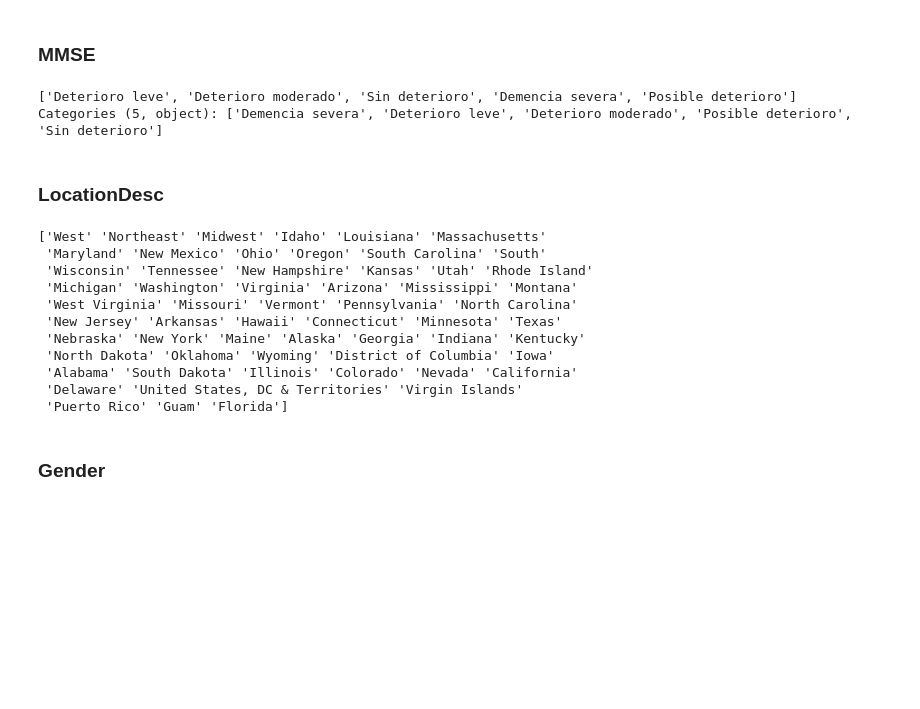
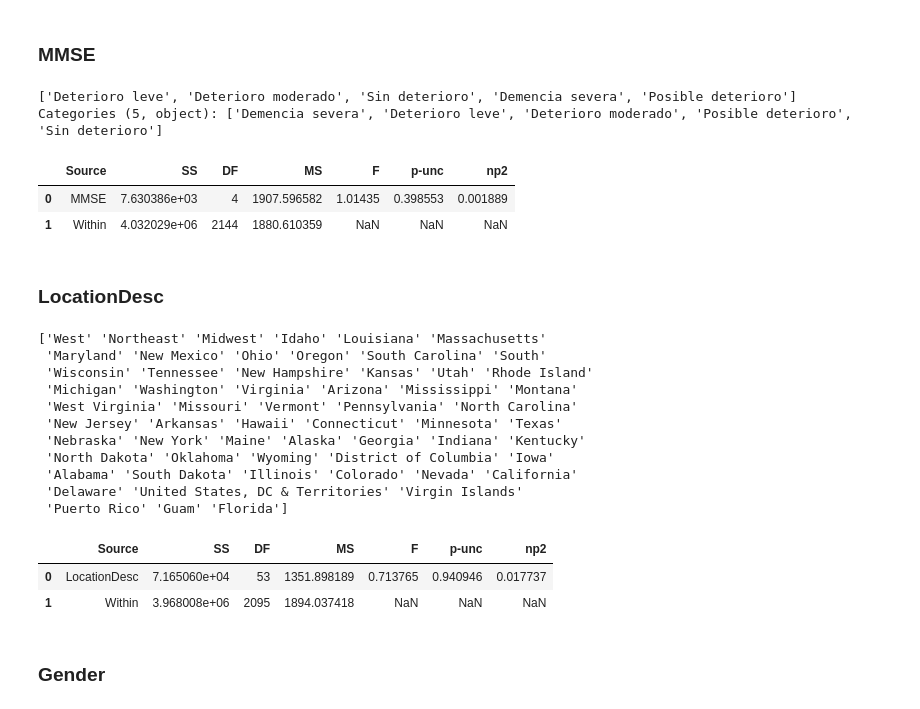
Before and after one commit to Bioestadistica-2025-2/Proyecto-Final, a Jupyter notebook: Proyecto_Final.ipynb, the cells around one changed output. Cells and saved outputs as stored; diff of their text form; code cells hidden in the pictures; blank space fills up the shorter version.

```diff
--- a/Proyecto_Final.ipynb
+++ b/Proyecto_Final.ipynb
@@ -252,0 +265,4 @@ Length: 2149, dtype: float64
+# %%
+df["Celda"] = df["Age"].astype(str) + "|" + df["LocationDesc"].astype(str) + "|" + df["MMSE"].astype(str)
+#df['Celda'] = df['Celda'].astype('category')
+pg.homoscedasticity(data=df, dv='CholesterolLDL', group='Celda', method='levene')
@@ -263,13 +310,23 @@ Categories (3, object): ['60-69', '70-79', '80-90']
 ### MMSE
 # %%
 print(df["MMSE"].unique())
+pg.anova(dv='CholesterolLDL', between=['MMSE'], data=df, detailed=True)
+
+# Post-hoc (Tukey)
+pg.pairwise_tukey(dv='CholesterolLDL', between='MMSE', data=df)
 # %% [output]
 ['Deterioro leve', 'Deterioro moderado', 'Sin deterioro', 'Demencia severa', 'Posible deterioro']
 Categories (5, object): ['Demencia severa', 'Deterioro leve', 'Deterioro moderado', 'Posible deterioro', 'Sin deterioro']
+|  | Source | SS | DF | MS | F | p-unc | np2 |
+| 0 | MMSE | 7.630386e+03 | 4 | 1907.596582 | 1.01435 | 0.398553 | 0.001889 |
+| 1 | Within | 4.032029e+06 | 2144 | 1880.610359 | NaN | NaN | NaN |
 # %% [markdown]
 ### LocationDesc
 # %%
 print(df["LocationDesc"].unique())
+pg.anova(dv='CholesterolLDL', between=['LocationDesc'], data=df, detailed=True)
+# Post-hoc (Tukey)
+pg.pairwise_tukey(dv='CholesterolLDL', between='LocationDesc', data=df)
 # %% [output]
 ['West' 'Northeast' 'Midwest' 'Idaho' 'Louisiana' 'Massachusetts'
  'Maryland' 'New Mexico' 'Ohio' 'Oregon' 'South Carolina' 'South'
@@ -282,6 +339,9 @@ print(df["LocationDesc"].unique())
  'Alabama' 'South Dakota' 'Illinois' 'Colorado' 'Nevada' 'California'
  'Delaware' 'United States, DC & Territories' 'Virgin Islands'
  'Puerto Rico' 'Guam' 'Florida']
+|  | Source | SS | DF | MS | F | p-unc | np2 |
+| 0 | LocationDesc | 7.165060e+04 | 53 | 1351.898189 | 0.713765 | 0.940946 | 0.017737 |
+| 1 | Within | 3.968008e+06 | 2095 | 1894.037418 | NaN | NaN | NaN |
 # %% [markdown]
 ### Gender
 # %%
```
Also changed, not shown: parts of 11 cells of this notebook.
